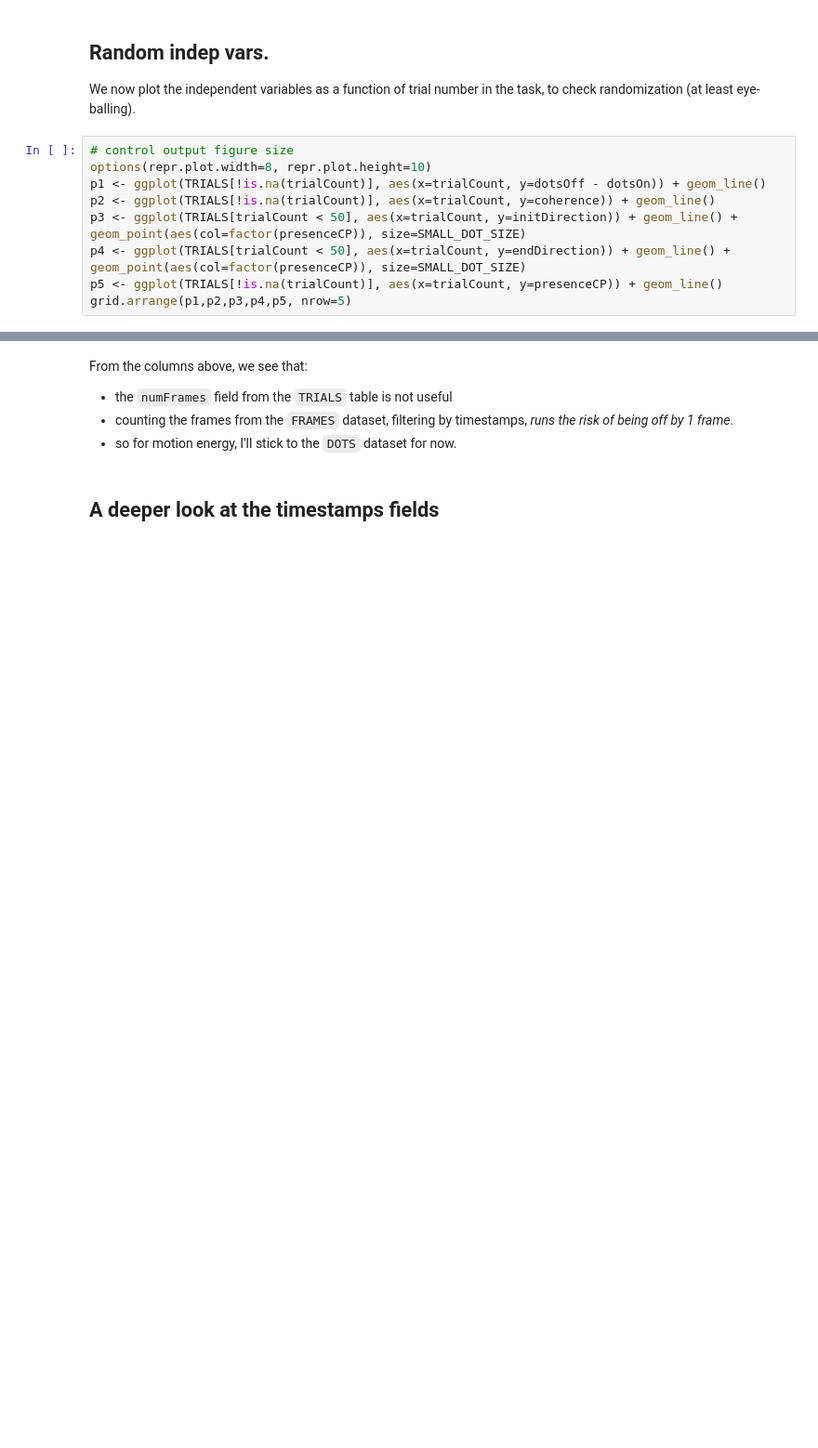
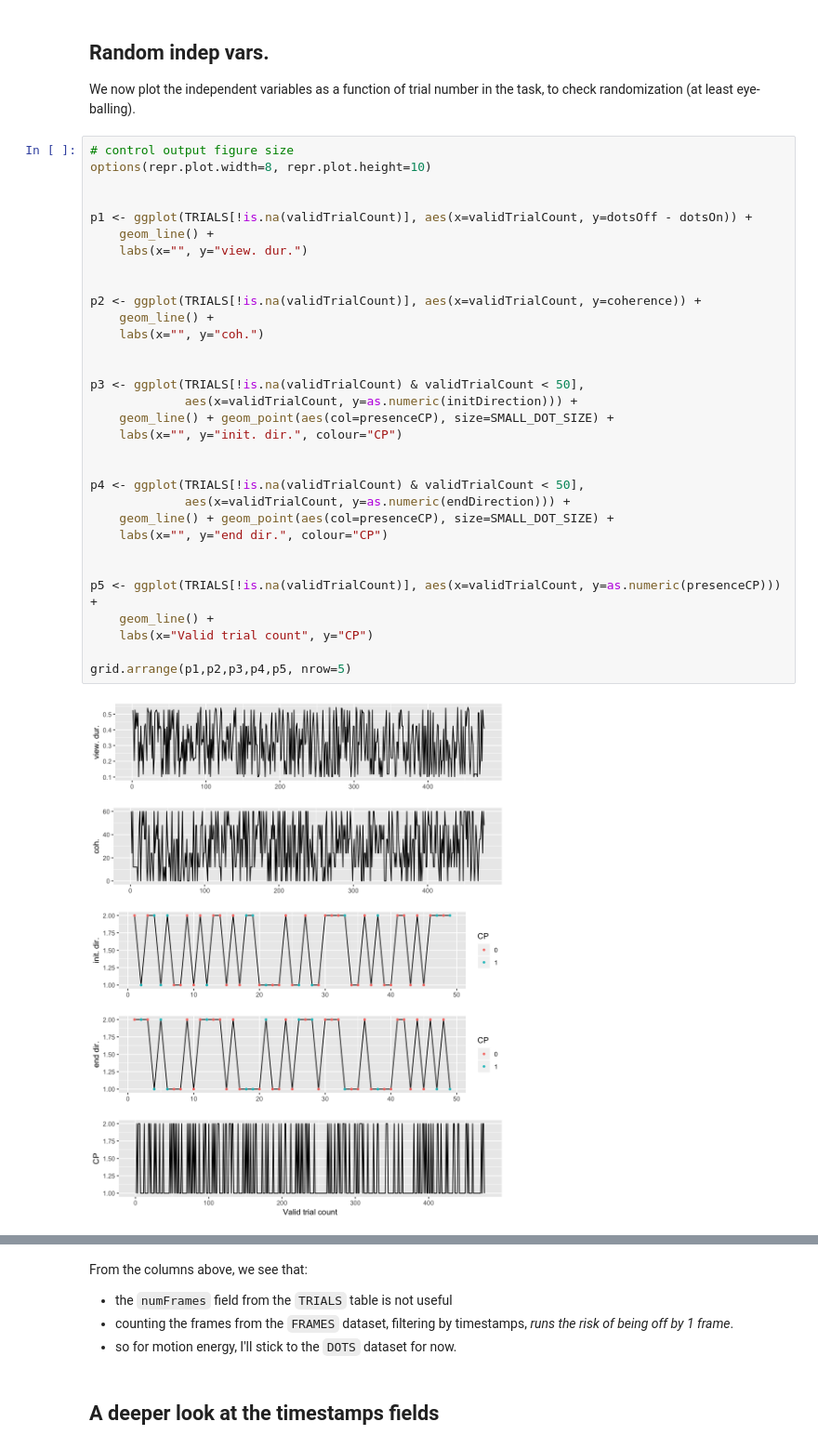
Before and after one commit to TheGoldLab/Analysis_SingleCP_DotsReversal, a Jupyter notebook: Jupyter/pilot11.ipynb, the cells around one changed output, grey strips where cells are left out. Shown at 93% size. Drawn from its saved outputs; the diff is of its cells as text; blank space fills up the shorter version.

```diff
--- a/Jupyter/pilot11.ipynb
+++ b/Jupyter/pilot11.ipynb
@@ -374,11 +364,36 @@ We now plot the independent variables as a function of trial number in the task,
 # %%
 # control output figure size
 options(repr.plot.width=8, repr.plot.height=10)
-p1 <- ggplot(TRIALS[!is.na(trialCount)], aes(x=trialCount, y=dotsOff - dotsOn)) + geom_line()
-p2 <- ggplot(TRIALS[!is.na(trialCount)], aes(x=trialCount, y=coherence)) + geom_line()
-p3 <- ggplot(TRIALS[trialCount < 50], aes(x=trialCount, y=initDirection)) + geom_line() + geom_point(aes(col=factor(presenceCP)), size=SMALL_DOT_SIZE)
-p4 <- ggplot(TRIALS[trialCount < 50], aes(x=trialCount, y=endDirection)) + geom_line() + geom_point(aes(col=factor(presenceCP)), size=SMALL_DOT_SIZE)
-p5 <- ggplot(TRIALS[!is.na(trialCount)], aes(x=trialCount, y=presenceCP)) + geom_line()
+
+
+p1 <- ggplot(TRIALS[!is.na(validTrialCount)], aes(x=validTrialCount, y=dotsOff - dotsOn)) +
+    geom_line() +
+    labs(x="", y="view. dur.")
+
+
+p2 <- ggplot(TRIALS[!is.na(validTrialCount)], aes(x=validTrialCount, y=coherence)) +
+    geom_line() +
+    labs(x="", y="coh.")
+
+
+p3 <- ggplot(TRIALS[!is.na(validTrialCount) & validTrialCount < 50],
+             aes(x=validTrialCount, y=as.numeric(initDirection))) +
+    geom_line() + geom_point(aes(col=presenceCP), size=SMALL_DOT_SIZE) +
+    labs(x="", y="init. dir.", colour="CP")
+
+
+p4 <- ggplot(TRIALS[!is.na(validTrialCount) & validTrialCount < 50],
+             aes(x=validTrialCount, y=as.numeric(endDirection))) +
+    geom_line() + geom_point(aes(col=presenceCP), size=SMALL_DOT_SIZE) +
+    labs(x="", y="end dir.", colour="CP")
+
+
+p5 <- ggplot(TRIALS[!is.na(validTrialCount)], aes(x=validTrialCount, y=as.numeric(presenceCP))) +
+    geom_line() +
+    labs(x="Valid trial count", y="CP")
+
 grid.arrange(p1,p2,p3,p4,p5, nrow=5)
+# %% [output]
+[figure, added]
 # %% [markdown]
 ## Match frame count across datasets
```
Also changed, not shown: parts of 47 cells of this notebook.
